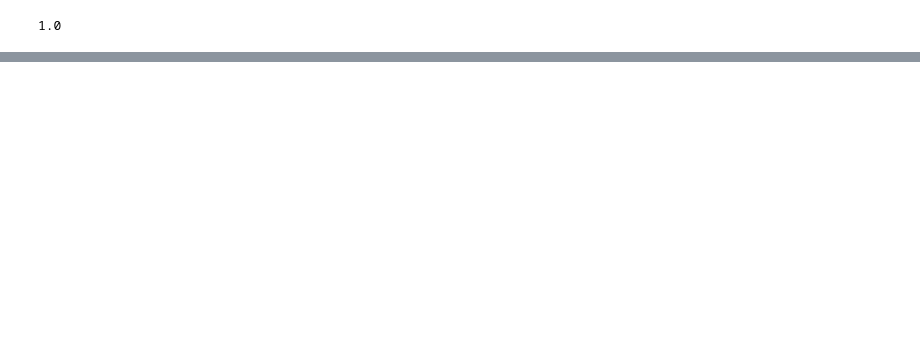
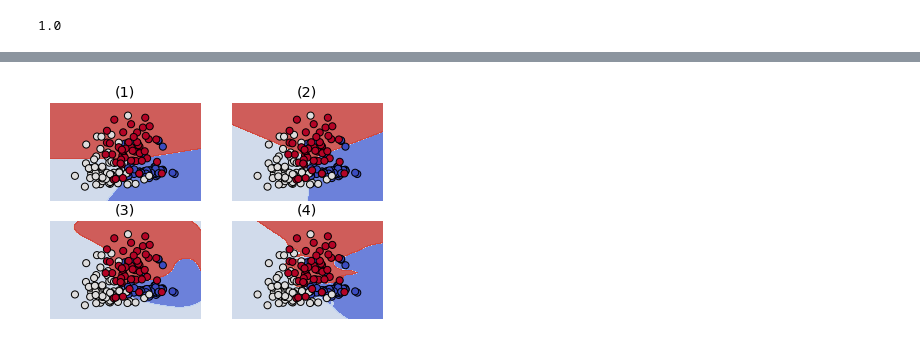
Before and after one commit to etherion-1337/Machine_Learning_basics, a Jupyter notebook: python_scikit_learn.ipynb, the cells around one changed output, grey strips where cells are left out. Drawn from its saved outputs; the diff is of its cells as text; code cells hidden in the pictures; blank space fills up the shorter version.

```diff
--- a/python_scikit_learn.ipynb
+++ b/python_scikit_learn.ipynb
@@ -4232,0 +4366,20 @@ svm.score(wine.data,wine.target)
+# %%
+from sklearn.linear_model import LogisticRegression
+from sklearn.svm import SVC, LinearSVC
+from sklearn.neighbors import KNeighborsClassifier
+
+# Define the classifiers
+classifiers = [LogisticRegression(),LinearSVC(),SVC(),KNeighborsClassifier()]
+
+# Fit the classifiers
+for c in classifiers:
+    c.fit(wine.data[:,0:2],wine.target)
+
+# Plot the classifiers
+plot_4_classifiers(wine.data[:,0:2], wine.target, classifiers)
+plt.show()
+
+# LR and SVC are linear classifier
+# SVC and KNN are not
+# %% [output]
+[figure, added]
```
Also changed, not shown: parts of 6 cells of this notebook.
